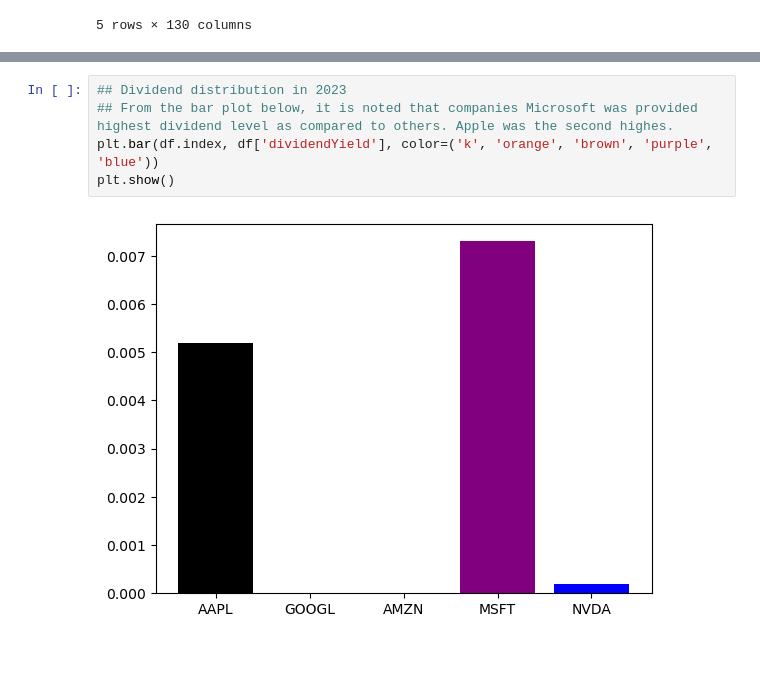
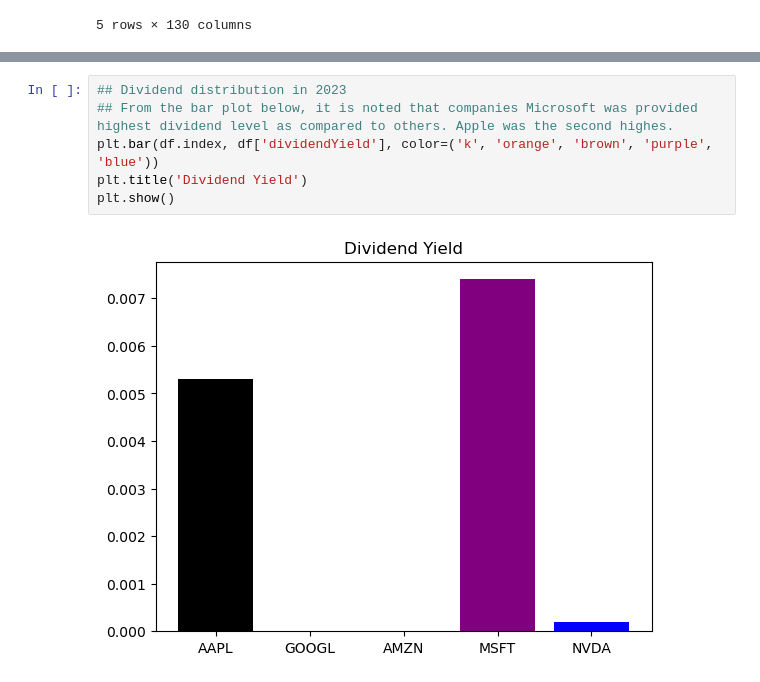
Before and after one commit to ElleNaazB/Project-1, a Jupyter notebook: 1fin_analysis_diagram.ipynb, the cells around one changed output, grey strips where cells are left out. Cells and saved outputs as stored; diff of their text form; blank space fills up the shorter version.

Commit message:
Update 1fin_analysis_diagram.ipynb
updates in charts or plots

```diff
--- a/1fin_analysis_diagram.ipynb
+++ b/1fin_analysis_diagram.ipynb
@@ -90,10 +72,11 @@ df[df.columns[df.columns.isin(fundamentals)]]
 # %%
 ## Dividend distribution in 2023
 ## From the bar plot below, it is noted that companies Microsoft was provided highest dividend level as compared to others. Apple was the second highes.
 plt.bar(df.index, df['dividendYield'], color=('k', 'orange', 'brown', 'purple', 'blue'))
+plt.title('Dividend Yield')
 plt.show()
 # %% [output]
-[figure, old version]
+[figure, new version]
 # %%
 # Price Earning Ratios in 2023
 ## From the line plot below, it is noted that NVIDIA had the highest price earning ratio followed by Microsoft.
```
Also changed, not shown: parts of 13 cells of this notebook.
